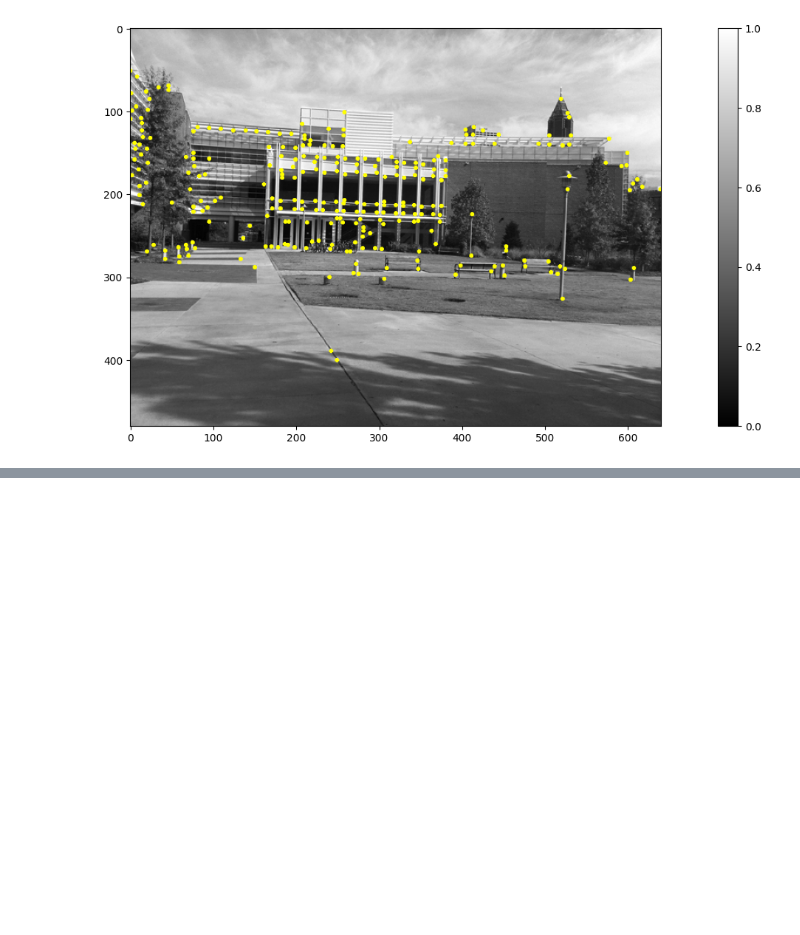
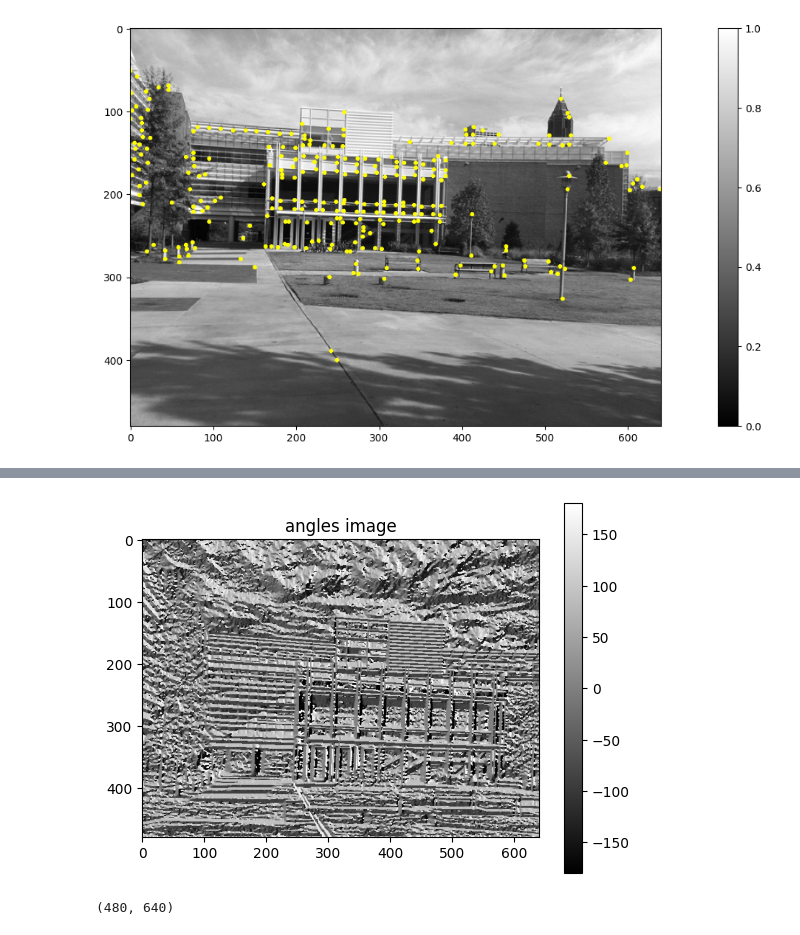
Before and after one commit to ronTohar1/CV_training, a Jupyter notebook: computer_vision/ps4_python/ps4.ipynb, the cells around one changed output, grey strips where cells are left out. Cells and saved outputs as stored; diff of their text form; code cells hidden in the pictures; blank space fills up the shorter version.

```diff
--- a/computer_vision/ps4_python/ps4.ipynb
+++ b/computer_vision/ps4_python/ps4.ipynb
@@ -156,0 +173,20 @@ Clipping input data to the valid range for imshow with RGB data ([0..1] for floa
+# %%
+img_trans_a_uint8 = cv.imread(str(input_dir / 'transA.jpg'), cv.IMREAD_UNCHANGED)
+img_trans_b_uint8 = cv.imread(str(input_dir / 'transB.jpg'), cv.IMREAD_UNCHANGED)
+img_sim_a_uint8 = cv.imread(str(input_dir / 'simA.jpg'), cv.IMREAD_UNCHANGED)
+img_sim_b_uint8 = cv.imread(str(input_dir / 'simB.jpg'), cv.IMREAD_UNCHANGED)
+# %%
+def get_angle(img):
+    I_x, I_y = compute_gradients(img)
+    angle_img = np.arctan2(I_y, I_x)
+    angle_img = np.rad2deg(angle_img)
+    return angle_img
+# %%
+img_angle = get_angle(img_trans_a_uint8)
+plt.title("angles image")
+plt.imshow(img_angle, cmap="gray")
+plt.colorbar()
+plt.show()
+# %% [output]
+[figure, added]
+(480, 640)
```
Also changed, not shown: parts of 7 cells of this notebook, 2 other files.
